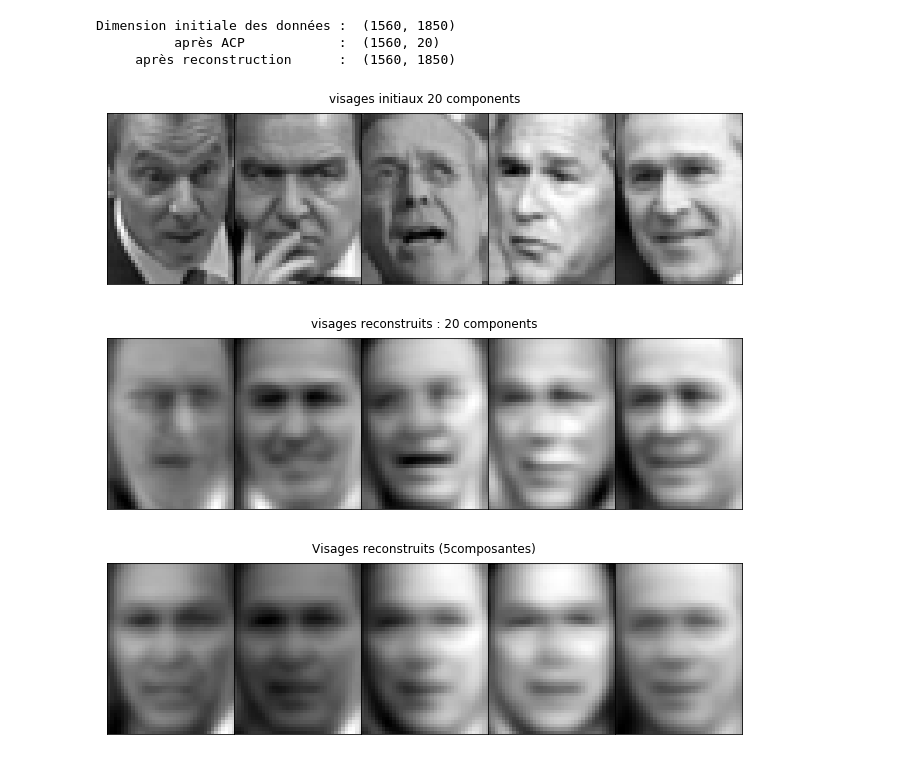
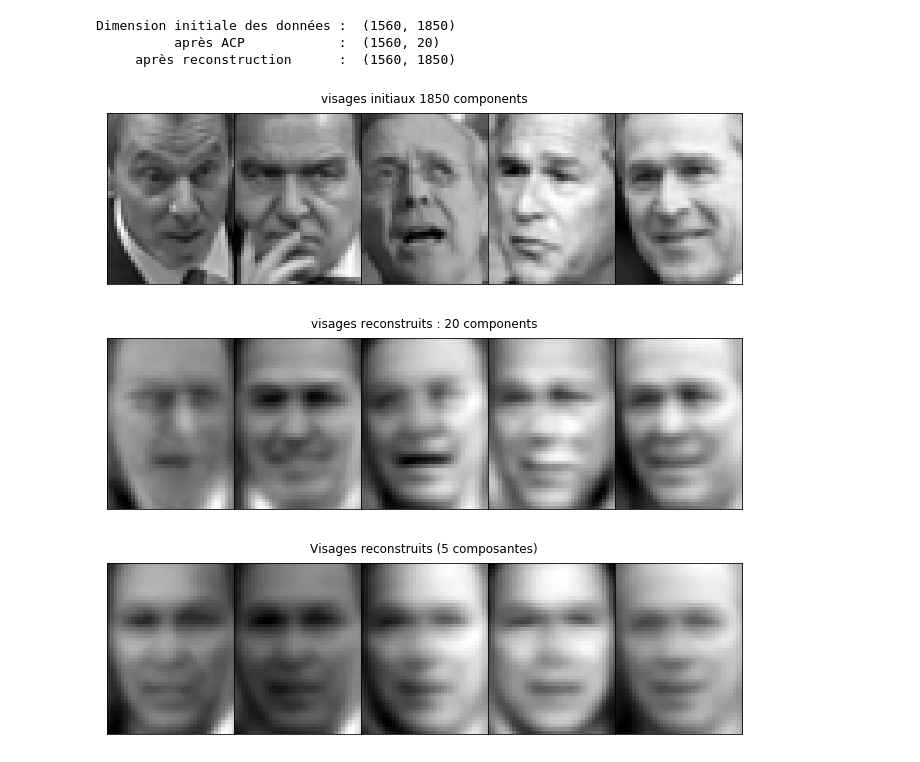
Before and after one commit to campusplage/compte-rendus-jottras_juventin, a Jupyter notebook: TP2_sklearn.ipynb, the cells around one changed output. Drawn from its saved outputs; the diff is of its cells as text; code cells hidden in the pictures.

```diff
--- a/TP2_sklearn.ipynb
+++ b/TP2_sklearn.ipynb
@@ -311,12 +311,12 @@ Dimension initiale des données :  (1560, 1850)
      après reconstruction      :  (1560, 1850)
 # %%
 ## Affichez sur une ligne les 5 premières images originales
-plot_images(d.data, 'visages initiaux ' + str(n_components) + ' components', n_row=1, n_col=5 , shuffle=False)
+plot_images(d.data, 'visages initiaux ' + str(d.data.shape[1]) + ' components', n_row=1, n_col=5 , shuffle=False)
 
 # Affichez sur une ligne leur reconstruction, en indiquant le nombre de composantes dans le titre
-plot_images(data_reco, 'visages reconstruits : ' + str(n_components) + ' components', n_row=1, n_col=5 , shuffle=False)
+plot_images(data_reco, 'visages reconstruits : ' + str(data_pca.shape[1]) + ' components', n_row=1, n_col=5 , shuffle=False)
 # %% [output]
-[figure, old version]
+[figure, new version]
 [figure]
 # %%
 ## Maintenant, pour les nombres de composantes suivants: 5, 10, 30, 50, 70, 100, 200, affichez les visages reconstruits sur une ligne
```
Also changed, not shown: parts of 1 cell of this notebook.
